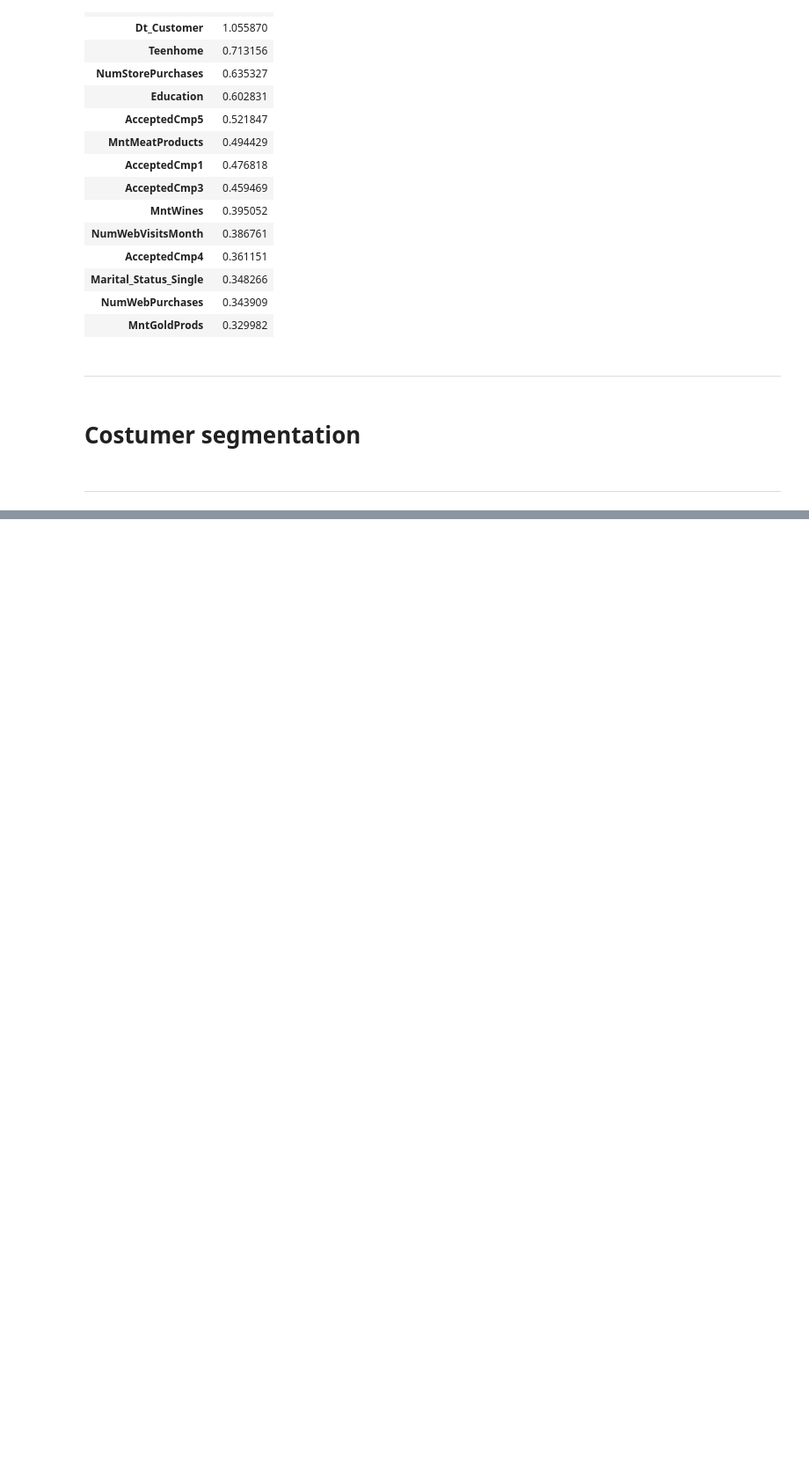
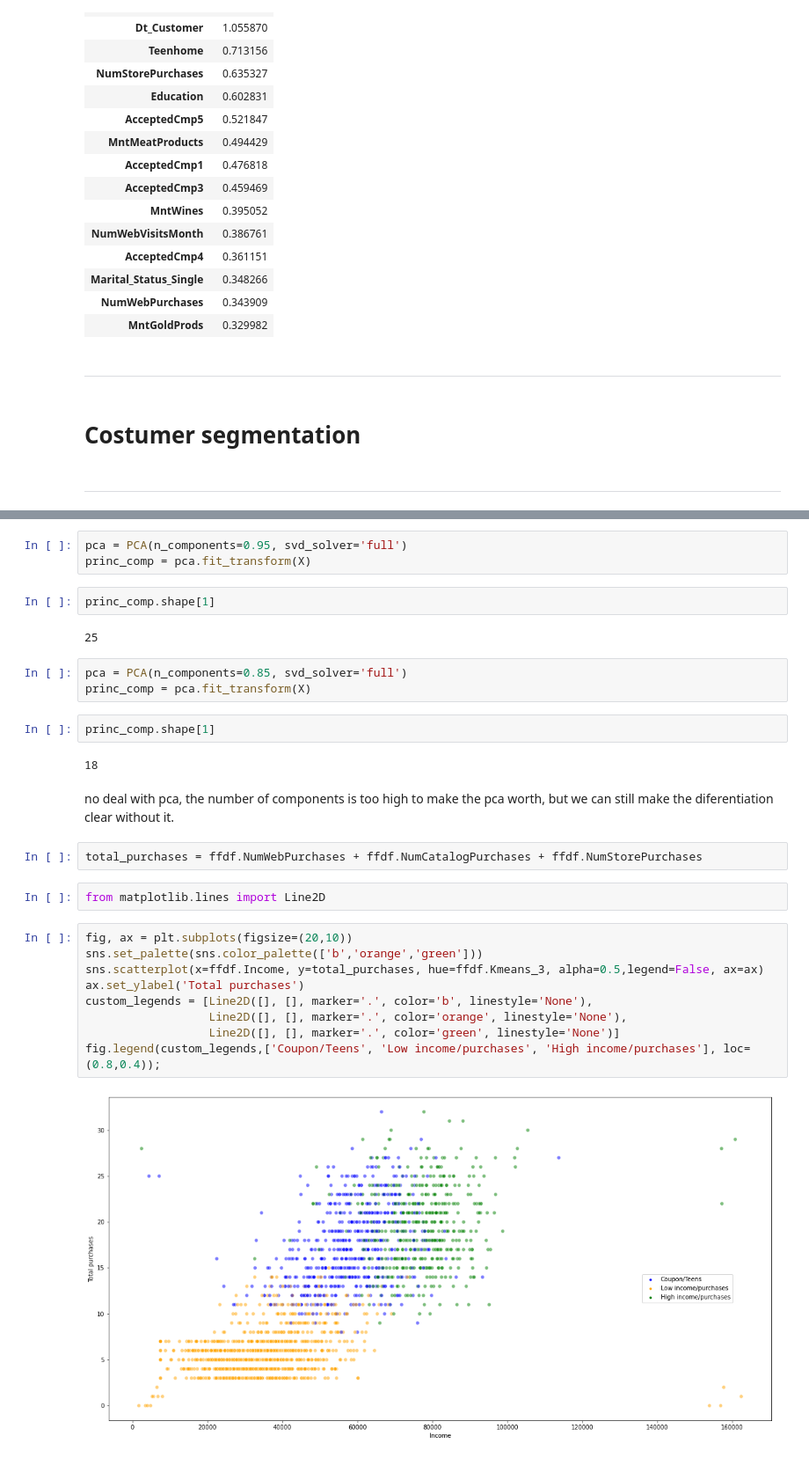
Before and after one commit to TMKlautau/ifood_test_case_start_to_finish, a Jupyter notebook: Ifood_Data_analysis.ipynb, the cells around one changed output, grey strips where cells are left out. Shown at 88% size. Cells and saved outputs as stored; diff of their text form; blank space fills up the shorter version.

```diff
--- a/Ifood_Data_analysis.ipynb
+++ b/Ifood_Data_analysis.ipynb
@@ -1046,0 +1179,31 @@ pd.DataFrame(data= {'coeficient':lg.coef_[0]}, index= feature_names).abs().sort_
+# %%
+pca = PCA(n_components=0.95, svd_solver='full')
+princ_comp = pca.fit_transform(X)
+# %%
+princ_comp.shape[1]
+# %% [output]
+25
+# %%
+pca = PCA(n_components=0.85, svd_solver='full')
+princ_comp = pca.fit_transform(X)
+# %%
+princ_comp.shape[1]
+# %% [output]
+18
+# %% [markdown]
+no deal with pca, the number of components is too high to make the pca worth, but we can still make the diferentiation clear without it.
+# %%
+total_purchases = ffdf.NumWebPurchases + ffdf.NumCatalogPurchases + ffdf.NumStorePurchases
+# %%
+from matplotlib.lines import Line2D
+# %%
+fig, ax = plt.subplots(figsize=(20,10))
+sns.set_palette(sns.color_palette(['b','orange','green']))
+sns.scatterplot(x=ffdf.Income, y=total_purchases, hue=ffdf.Kmeans_3, alpha=0.5,legend=False, ax=ax)
+ax.set_ylabel('Total purchases')
+custom_legends = [Line2D([], [], marker='.', color='b', linestyle='None'),
+                  Line2D([], [], marker='.', color='orange', linestyle='None'),
+                  Line2D([], [], marker='.', color='green', linestyle='None')]
+fig.legend(custom_legends,['Coupon/Teens', 'Low income/purchases', 'High income/purchases'], loc=(0.8,0.4));
+# %% [output]
+[figure, added]
```
Also changed, not shown: parts of 36 cells of this notebook, 1 other file.
